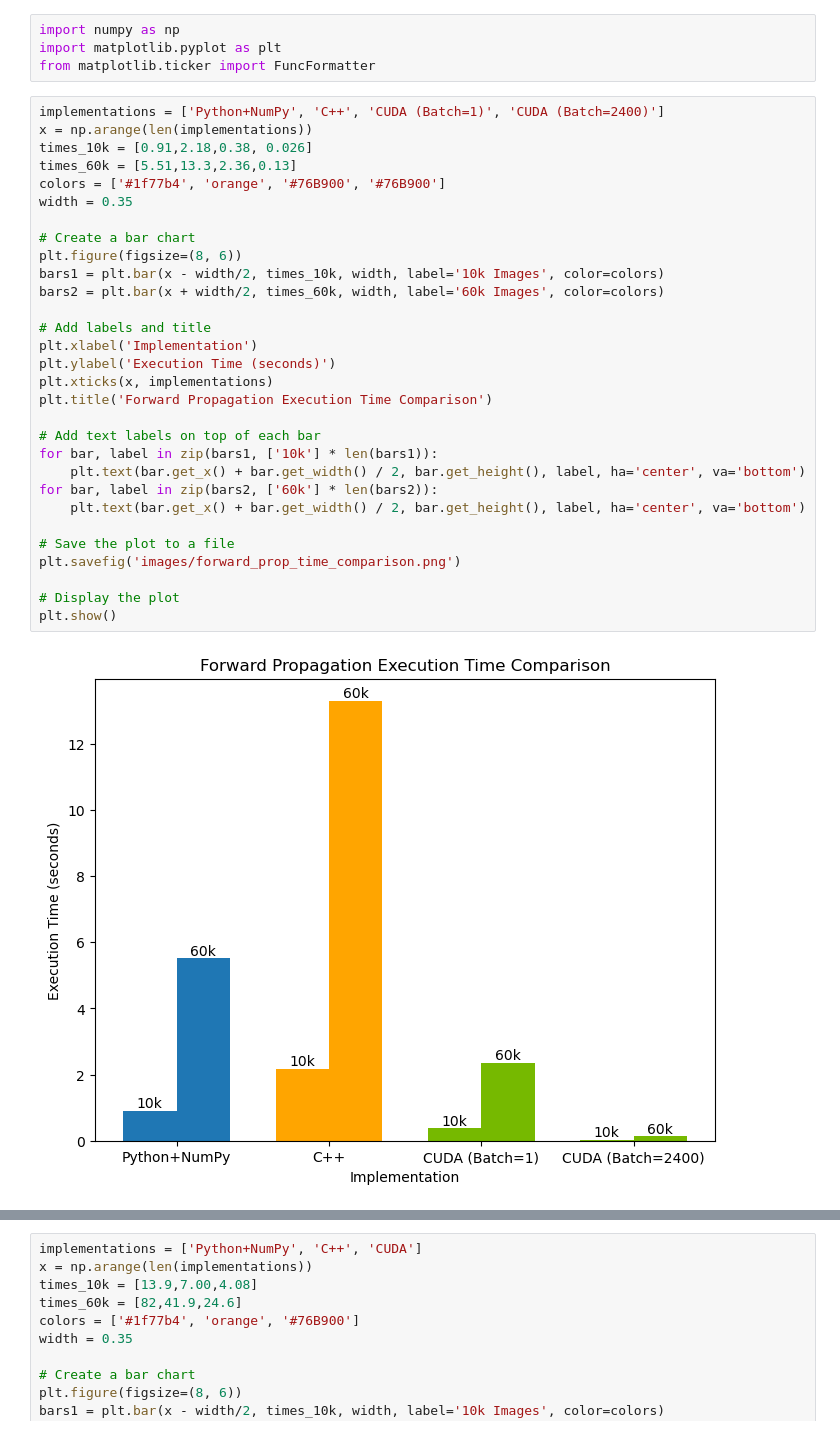
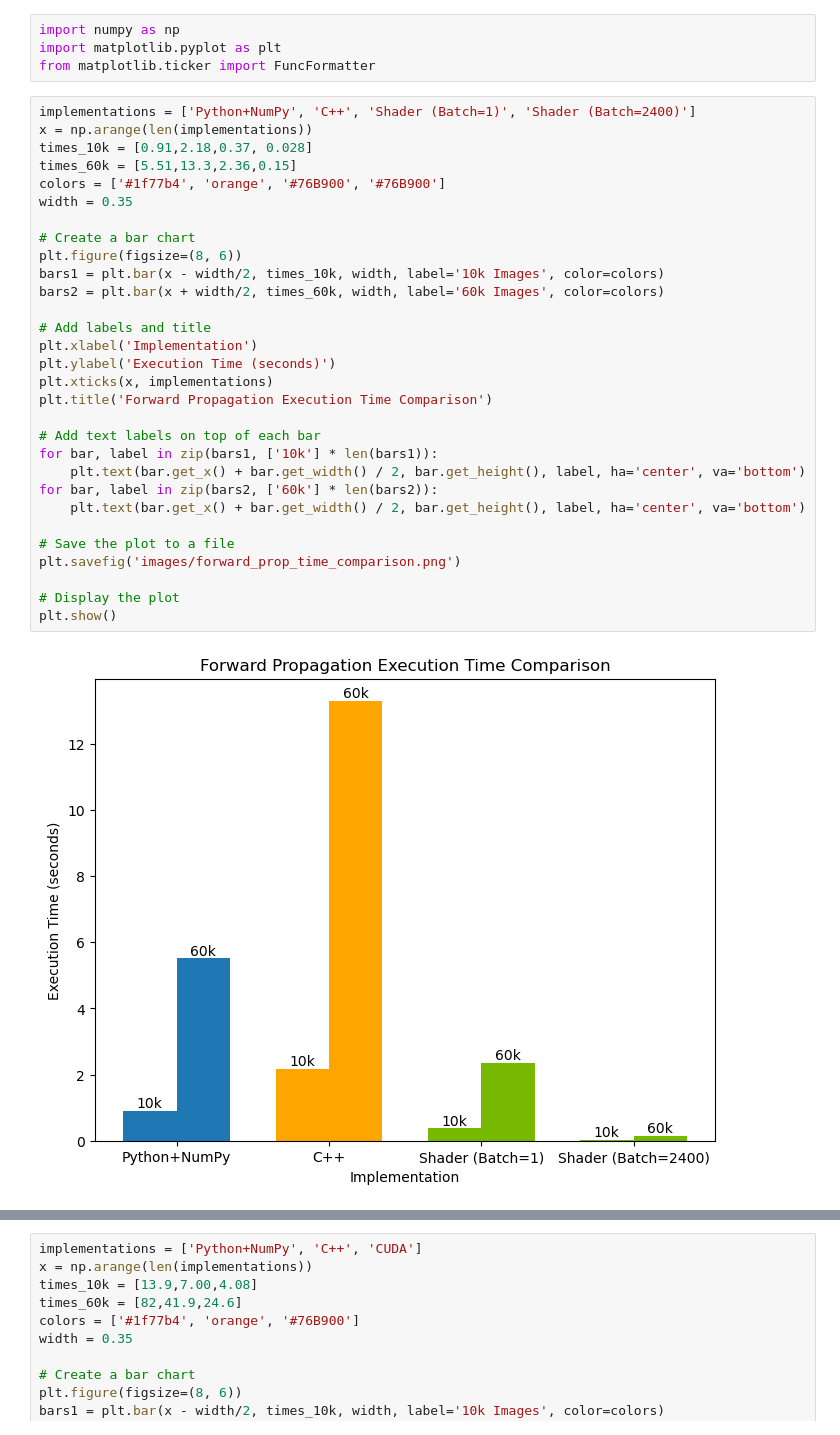
Before and after one commit to t-makaro/586C-Project, a Jupyter notebook: report/graphs.ipynb, the cells around one changed output, grey strips where cells are left out. Cells and saved outputs as stored; diff of their text form.

Commit message:
add new graph

```diff
--- a/report/graphs.ipynb
+++ b/report/graphs.ipynb
@@ -3,34 +3,34 @@ import numpy as np
 import matplotlib.pyplot as plt
 from matplotlib.ticker import FuncFormatter
 # %%
-implementations = ['Python+NumPy', 'C++', 'CUDA (Batch=1)', 'CUDA (Batch=2400)']
+implementations = ['Python+NumPy', 'C++', 'Shader (Batch=1)', 'Shader (Batch=2400)']
 x = np.arange(len(implementations))
-times_10k = [0.91,2.18,0.38, 0.026]
-times_60k = [5.51,13.3,2.36,0.13]
+times_10k = [0.91,2.18,0.37, 0.028]
+times_60k = [5.51,13.3,2.36,0.15]
 colors = ['#1f77b4', 'orange', '#76B900', '#76B900']
 width = 0.35
 
 # Create a bar chart
 plt.figure(figsize=(8, 6))
 bars1 = plt.bar(x - width/2, times_10k, width, label='10k Images', color=colors)
 bars2 = plt.bar(x + width/2, times_60k, width, label='60k Images', color=colors)
 
 # Add labels and title
 plt.xlabel('Implementation')
 plt.ylabel('Execution Time (seconds)')
 plt.xticks(x, implementations)
 plt.title('Forward Propagation Execution Time Comparison')
 
 # Add text labels on top of each bar
 for bar, label in zip(bars1, ['10k'] * len(bars1)):
     plt.text(bar.get_x() + bar.get_width() / 2, bar.get_height(), label, ha='center', va='bottom')
 for bar, label in zip(bars2, ['60k'] * len(bars2)):
     plt.text(bar.get_x() + bar.get_width() / 2, bar.get_height(), label, ha='center', va='bottom')
 
 # Save the plot to a file
 plt.savefig('images/forward_prop_time_comparison.png')
 
 # Display the plot
 plt.show()
 # %% [output]
-[figure, old version]
+[figure, new version]
```
Also changed, not shown: parts of 1 cell of this notebook, 2 other files.
